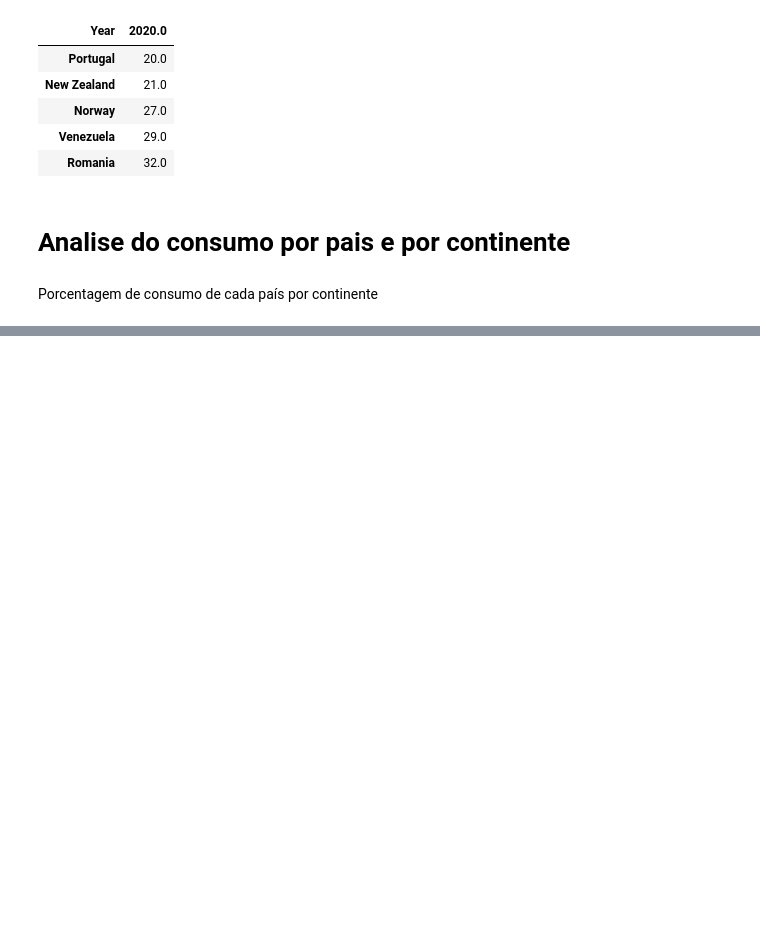
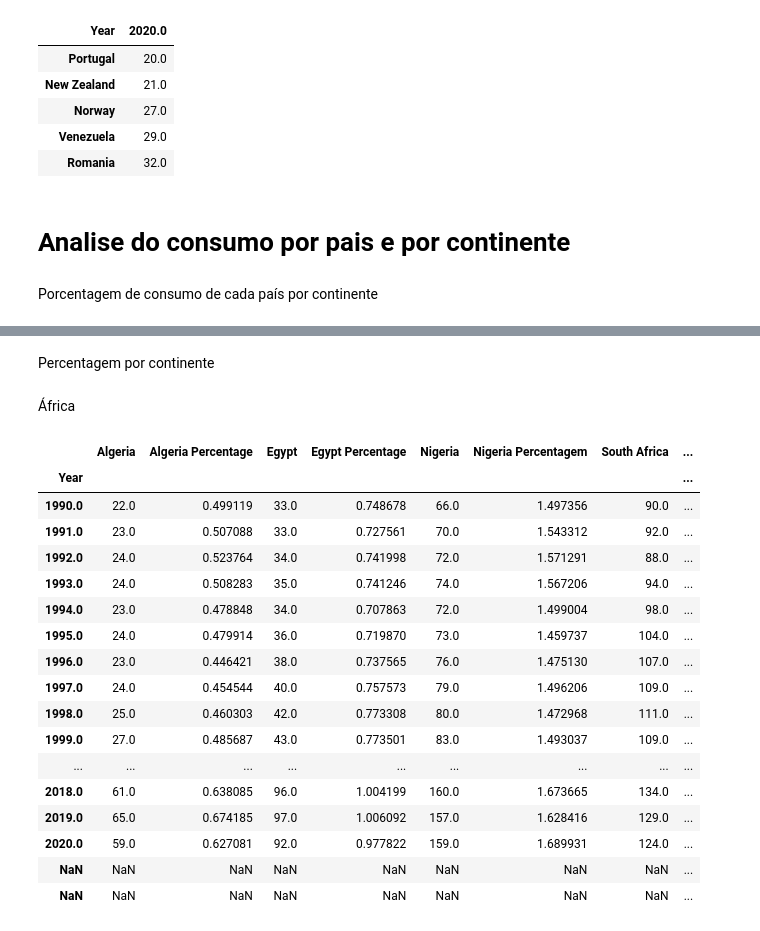
Before and after one commit to Alimva/Trabalho-Final-de-Dados, a Jupyter notebook: main/Notebooks/EDAs/alice_martins.ipynb, the cells around one changed output, grey strips where cells are left out. Drawn from its saved outputs; the diff is of its cells as text; code cells hidden in the pictures; blank space fills up the shorter version.

Commit message:
analise por continente e pais

```diff
--- a/main/Notebooks/EDAs/alice_martins.ipynb
+++ b/main/Notebooks/EDAs/alice_martins.ipynb
@@ -2440,0 +2443,5 @@ Porcentagem de consumo de cada país por continente
+# %%
+e_cont = pd.read_csv('../../Energydata/Continent_Consumption_TWH.csv')
+e_cont = e_cont.set_index('Year')
+e_pais = pd.read_csv("../../Energydata/Country_Consumption_TWH.csv")
+e_pais = e_pais.set_index('Year')
@@ -2440,0 +2604,37 @@ Porcentagem de consumo de cada país por continente
+# %% [markdown]
+Percentagem por continente
+# %% [markdown]
+África
+# %%
+africa = e_cont['Africa']
+algeria_africa = (algeria * 100) / africa
+egypt_africa = (egypt * 100) / africa
+nigeria_africa = (nigeria * 100) / africa
+south_africa2 = (south_africa * 100) / africa
+
+africa_percentage=pd.DataFrame({'Algeria' : algeria, 'Algeria Percentage' : algeria_africa,
+                                'Egypt' : egypt, 'Egypt Percentage' : egypt_africa,
+                                'Nigeria' : nigeria, 'Nigeria Percentagem' : nigeria_africa,
+                                'South Africa' : south_africa, 'South Africa Percentage' : south_africa2,
+                                'Total' : africa})
+
+africa_percentage
+# %% [output]
+|  | Algeria | Algeria Percentage | Egypt | Egypt Percentage | Nigeria | Nigeria Percentagem | South Africa | ... |
+| Year |  |  |  |  |  |  |  | ... |
+| 1990.0 | 22.0 | 0.499119 | 33.0 | 0.748678 | 66.0 | 1.497356 | 90.0 | ... |
+| 1991.0 | 23.0 | 0.507088 | 33.0 | 0.727561 | 70.0 | 1.543312 | 92.0 | ... |
+| 1992.0 | 24.0 | 0.523764 | 34.0 | 0.741998 | 72.0 | 1.571291 | 88.0 | ... |
+| 1993.0 | 24.0 | 0.508283 | 35.0 | 0.741246 | 74.0 | 1.567206 | 94.0 | ... |
+| 1994.0 | 23.0 | 0.478848 | 34.0 | 0.707863 | 72.0 | 1.499004 | 98.0 | ... |
+| 1995.0 | 24.0 | 0.479914 | 36.0 | 0.719870 | 73.0 | 1.459737 | 104.0 | ... |
+| 1996.0 | 23.0 | 0.446421 | 38.0 | 0.737565 | 76.0 | 1.475130 | 107.0 | ... |
+| 1997.0 | 24.0 | 0.454544 | 40.0 | 0.757573 | 79.0 | 1.496206 | 109.0 | ... |
+| 1998.0 | 25.0 | 0.460303 | 42.0 | 0.773308 | 80.0 | 1.472968 | 111.0 | ... |
+| 1999.0 | 27.0 | 0.485687 | 43.0 | 0.773501 | 83.0 | 1.493037 | 109.0 | ... |
+| ... | ... | ... | ... | ... | ... | ... | ... | ... |
+| 2018.0 | 61.0 | 0.638085 | 96.0 | 1.004199 | 160.0 | 1.673665 | 134.0 | ... |
+| 2019.0 | 65.0 | 0.674185 | 97.0 | 1.006092 | 157.0 | 1.628416 | 129.0 | ... |
+| 2020.0 | 59.0 | 0.627081 | 92.0 | 0.977822 | 159.0 | 1.689931 | 124.0 | ... |
+| NaN | NaN | NaN | NaN | NaN | NaN | NaN | NaN | ... |
+| NaN | NaN | NaN | NaN | NaN | NaN | NaN | NaN | ... |
```
Also changed, not shown: parts of 12 cells of this notebook.
